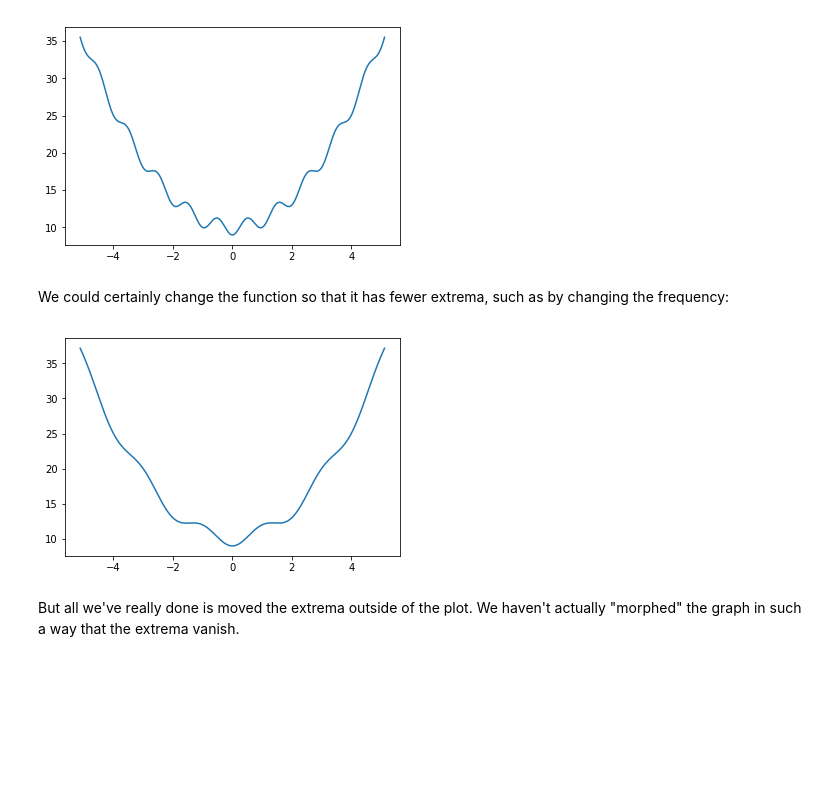
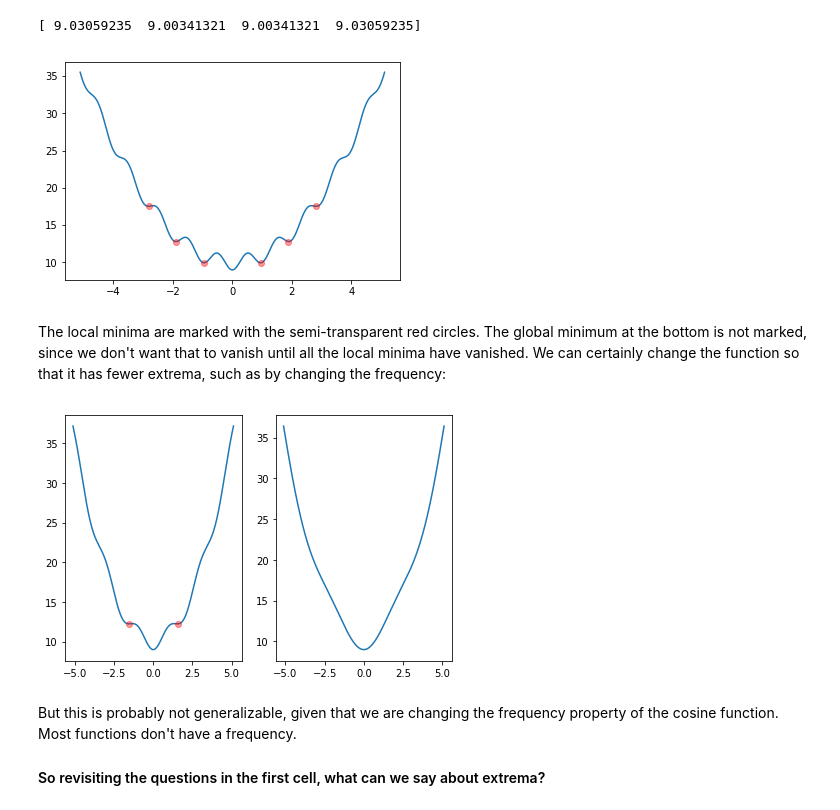
Before and after one commit to ZenPylon/intro-ml-python, a Jupyter notebook: Extrema-Flattening.ipynb, the cells around one changed output. Drawn from its saved outputs; the diff is of its cells as text; code cells hidden in the pictures; blank space fills up the shorter version.

```diff
--- a/Extrema-Flattening.ipynb
+++ b/Extrema-Flattening.ipynb
@@ -15,20 +24,44 @@ To help visualize this, let's look at a function with multiple extrema, the Rast
 # %%
 import numpy as np
+from scipy.signal import argrelextrema
+
 import matplotlib.pyplot as plt
+
 A = 10
-x = np.linspace(-5.12, 5.12, 1000)
+x = np.linspace(-5.12, 5.12, 400)
 y = A + x**2 - np.cos(2*np.pi*x)
+minima = argrelextrema(y, np.less)
+
 plt.plot(x, y)
+plt.plot(x[minima], y[minima], 'ro', alpha=.4)
 plt.show()
 # %% [output]
+[ 9.03059235  9.00341321  9.00341321  9.03059235]
-[figure, old version]
+[figure, new version]
 # %% [markdown]
-We could certainly change the function so that it has fewer extrema, such as by changing the frequency:
+The local minima are marked with the semi-transparent red circles.  The global minimum at the bottom is not marked, since we don't want that to vanish until all the local minima have vanished.  We can certainly change the function so that it has fewer extrema, such as by changing the frequency:
-# %%
-y = A + x**2 - np.cos(np.pi*x)
-plt.plot(x, y)
-plt.show()
-# %% [output]
-[figure, removed]
-# %% [markdown]
-But all we've really done is moved the extrema outside of the plot.  We haven't actually "morphed" the graph in such a way that the extrema vanish.
+# %%
+# Use a lower frequency so that we have fewer extrema
+y = A + x**2 - np.cos(np.pi*x)
+minima = argrelextrema(y, np.less)
+
+plt.subplot(1, 2, 1)
+plt.plot(x, y)
+plt.plot(x[minima], y[minima], 'ro', alpha=.4)
+
+# Use an lower frequency so that we have even fewer extrema
+# (just the global one, in this case)
+y = A + x**2 - np.cos(np.pi/2 * x)
+minima = argrelextrema(y, np.less)
+
+plt.subplot(1, 2, 2)
+plt.plot(x, y)
+plt.plot(x[minima], y[minima], 'ro', alpha=.4)
+plt.tight_layout()
+plt.show()
+# %% [output]
+[figure, added]
+# %% [markdown]
+But this is probably not generalizable, given that we are changing the frequency property of the cosine function.  Most functions don't have a frequency.
+
+#### So revisiting the questions in the first cell, what can we say about extrema?
```
Also changed, not shown: parts of 2 cells of this notebook.
